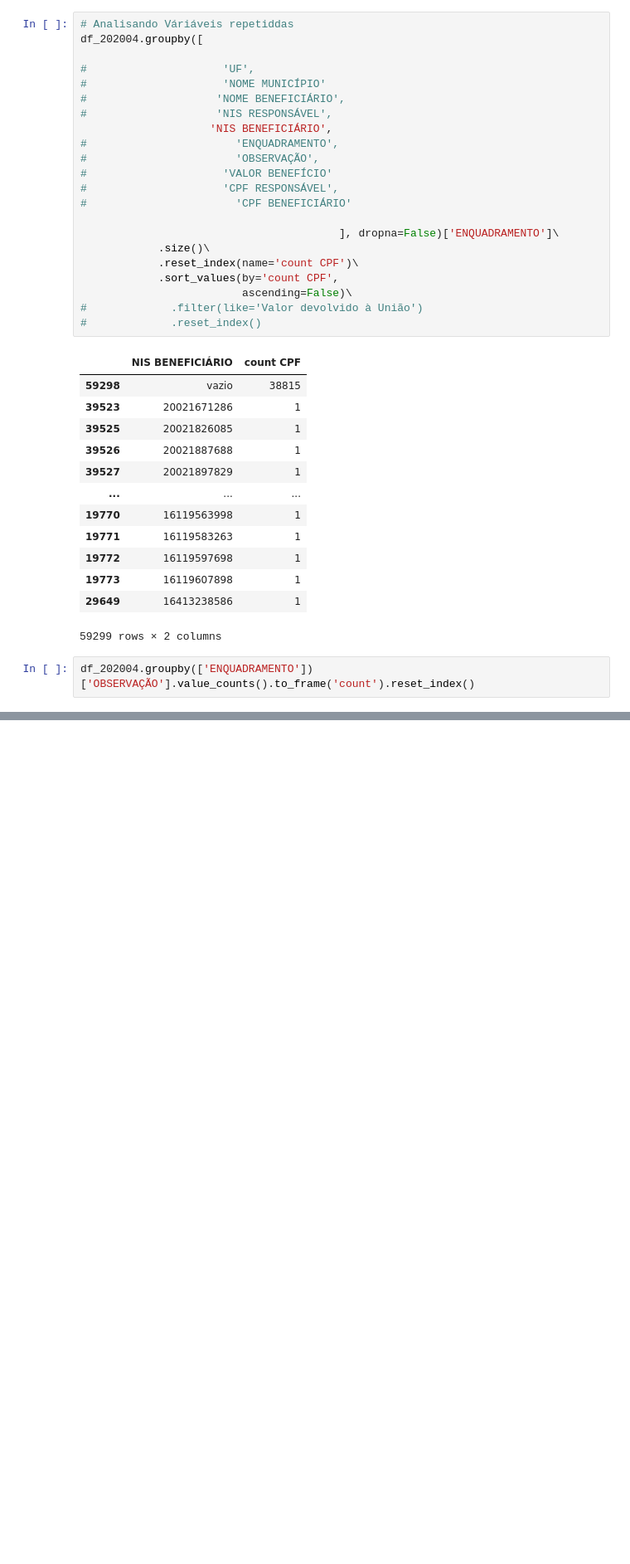
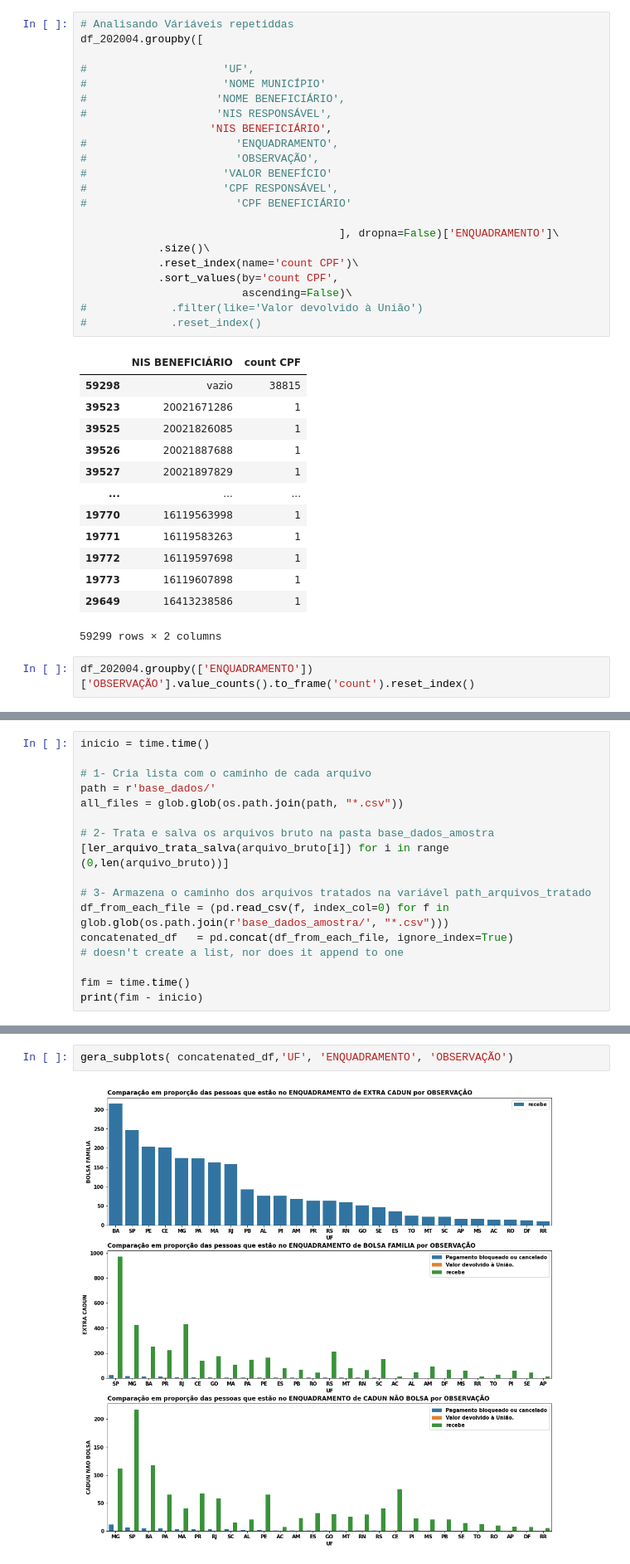
Before and after one commit to leandrofusco/Auxilio_emergencial, a Jupyter notebook: Analise_auxilio_emergencial.ipynb, the cells around one changed output, grey strips where cells are left out. Shown: that part at 83% size. Saved outputs shown, nothing was run; the diff lists cells and outputs as text; blank space fills up the shorter version.

```diff
--- a/Analise_auxilio_emergencial.ipynb
+++ b/Analise_auxilio_emergencial.ipynb
@@ -578,0 +686,17 @@ df_total.isnull().sum()
+# %%
+inicio = time.time()
+
+# 1- Cria lista com o caminho de cada arquivo
+path = r'base_dados/'
+all_files = glob.glob(os.path.join(path, "*.csv"))
+
+# 2- Trata e salva os arquivos bruto na pasta base_dados_amostra
+[ler_arquivo_trata_salva(arquivo_bruto[i]) for i in range (0,len(arquivo_bruto))]
+
+# 3- Armazena o caminho dos arquivos tratados na variável path_arquivos_tratado
+df_from_each_file = (pd.read_csv(f, index_col=0) for f in glob.glob(os.path.join(r'base_dados_amostra/', "*.csv")))
+concatenated_df   = pd.concat(df_from_each_file, ignore_index=True)
+# doesn't create a list, nor does it append to one
+
+fim = time.time()
+print(fim - inicio)
@@ -578,0 +736,4 @@ df_total.isnull().sum()
+# %%
+gera_subplots( concatenated_df,'UF', 'ENQUADRAMENTO', 'OBSERVAÇÃO')
+# %% [output]
+[figure, added]
```
Also changed, not shown: parts of 63 cells of this notebook.
